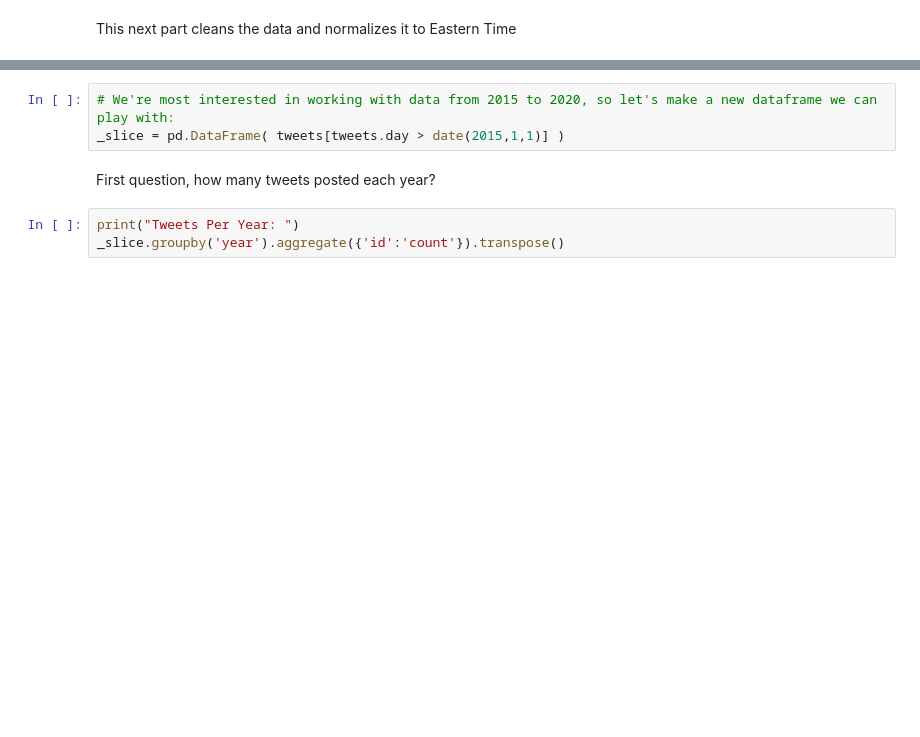
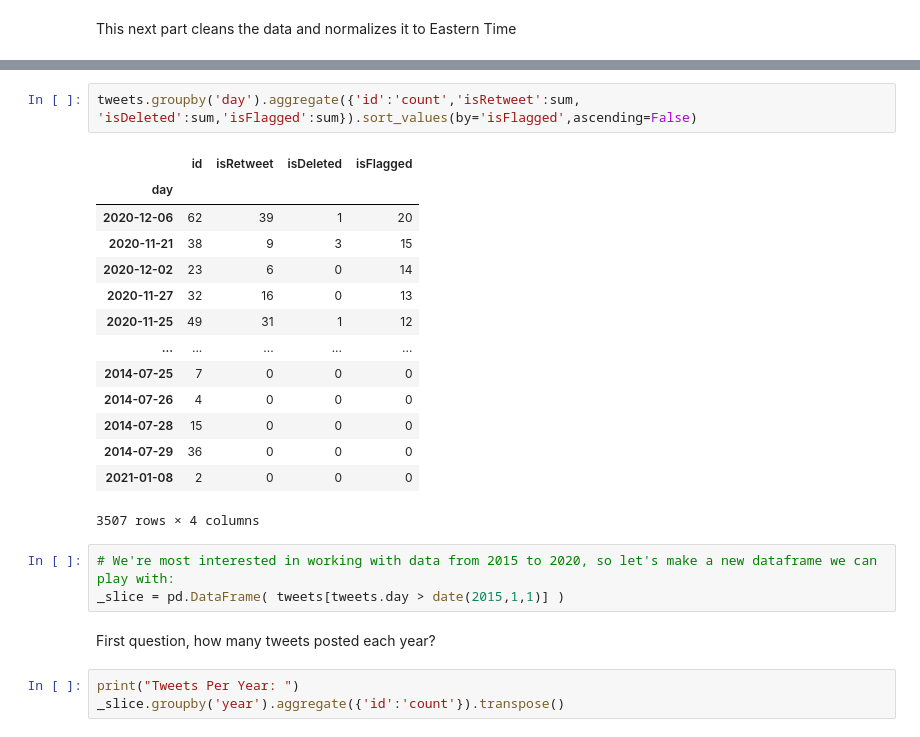
Before and after one commit to Project-EPIC/post-mortem-rdt, a Jupyter notebook: Plotting @realDonaldTrump's Tweets.ipynb, the cells around one changed output, grey strips where cells are left out. Saved outputs shown, nothing was run; the diff lists cells and outputs as text; blank space fills up the shorter version.

```diff
--- a/Plotting @realDonaldTrump's Tweets.ipynb
+++ b/Plotting @realDonaldTrump's Tweets.ipynb
@@ -68,6 +68,24 @@ tweets.head(2)
 |  | id | text | isRetweet | isDeleted | device | favorites | retweets | date | isFlagged | ... |
 | 0 | 98454970654916608 | Republicans and Democrats have bo... | False | False | TweetDeck | 49 | 255 | 2011-08-02 18:07:48 | False | ... |
 | 1 | 1234653427789070336 | I was thrilled to be back in the ... | False | False | Twitter for iPhone | 73748 | 17404 | 2020-03-03 01:34:50 | False | ... |
+# %%
+tweets.groupby('day').aggregate({'id':'count','isRetweet':sum,
+'isDeleted':sum,'isFlagged':sum}).sort_values(by='isFlagged',ascending=False)
+# %% [output]
+|  | id | isRetweet | isDeleted | isFlagged |
+| day |  |  |  |  |
+| 2020-12-06 | 62 | 39 | 1 | 20 |
+| 2020-11-21 | 38 | 9 | 3 | 15 |
+| 2020-12-02 | 23 | 6 | 0 | 14 |
+| 2020-11-27 | 32 | 16 | 0 | 13 |
+| 2020-11-25 | 49 | 31 | 1 | 12 |
+| ... | ... | ... | ... | ... |
+| 2014-07-25 | 7 | 0 | 0 | 0 |
+| 2014-07-26 | 4 | 0 | 0 | 0 |
+| 2014-07-28 | 15 | 0 | 0 | 0 |
+| 2014-07-29 | 36 | 0 | 0 | 0 |
+| 2021-01-08 | 2 | 0 | 0 | 0 |
+3507 rows × 4 columns
 # %%
 # We're most interested in working with data from 2015 to 2020, so let's make a new dataframe we can play with:
 _slice = pd.DataFrame( tweets[tweets.day > date(2015,1,1)] )
```
Also changed, not shown: 2 other files.
